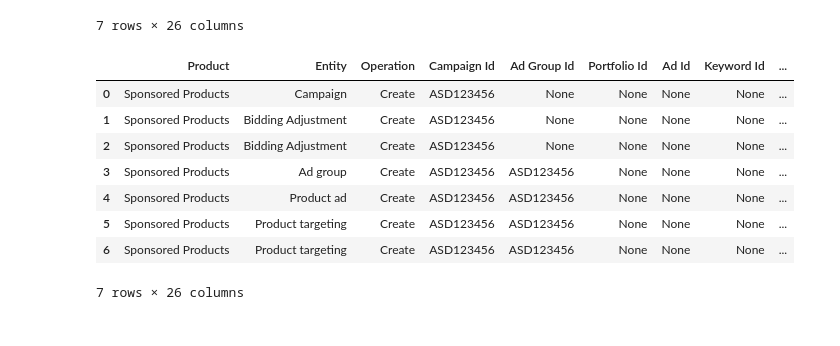
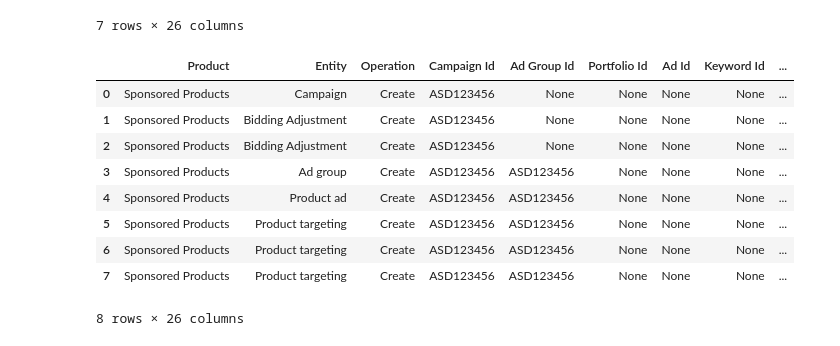
Before and after one commit to KDool/Ads-aws-excel, a Jupyter notebook: Code/setup.ipynb, the cells around one changed output. Cells and saved outputs as stored; diff of their text form; code cells hidden in the pictures.

```diff
--- a/Code/setup.ipynb
+++ b/Code/setup.ipynb
@@ -43,7 +18,7 @@ Example
 # %%
 # Create Setup DataFrame
 
-def create_single_row(columns:list,cam_id):
+def create_single_row_SP(columns:list,cam_id):
     single_row_dictionary = {}
     for item in columns:
         if item == 'Product':
@@ -58,7 +33,7 @@ def create_single_row(columns:list,cam_id):
             single_row_dictionary[item] = None
     return single_row_dictionary
 
-def createDataFrame_asin(cam_id,asin_list:list,budget,productName,bid,billing_strategy):
+def createDataFrameSP_asin(cam_id,asin_list:list,budget,productName,bid_list:list,billing_strategy,placement,percentage):
     columns=['Product','Entity','Operation','Campaign Id','Ad Group Id','Portfolio Id',
                            'Ad Id','Keyword Id','Product Targeting Id','Campaign Name','Ad Group Name',
                            'Start Date','End Date','Targeting Type','State','Daily Budget','sku','asin',
@@ -68,7 +43,7 @@ def createDataFrame_asin(cam_id,asin_list:list,budget,productName,bid,billing_st
 
 # 5 dong co dinh
     for i in range (0,5):
-        df = df.append(create_single_row(columns=columns,cam_id=cam_id),ignore_index=True)
+        df = df.append(create_single_row_SP(columns=columns,cam_id=cam_id),ignore_index=True)
 
     df.iloc[0]['Entity'] = 'Campaign'
     df.iloc[0]['Campagin Name'] = cam_id
@@ -78,29 +53,45 @@ def createDataFrame_asin(cam_id,asin_list:list,budget,productName,bid,billing_st
     df.iloc[0]['Bidding Strategy'] = billing_strategy
 
     df.iloc[1]['Entity'] = 'Bidding Adjustment'
-    df.iloc[1]['Placement'] = 'placementTop'
-    df.iloc[1]['Percentage'] = '0%'
+    df.iloc[1]['Placement'] = placement
+    df.iloc[1]['Percentage'] = percentage
 
     df.iloc[2]['Entity'] = 'Bidding Adjustment'
-    df.iloc[2]['Placement'] = 'placementProductPage'
-    df.iloc[2]['Percentage'] = '0%'
+    df.iloc[2]['Placement'] = placement
+    df.iloc[2]['Percentage'] = percentage
 
     df.iloc[3]['Entity'] = 'Ad group'
     df.iloc[3]['Ad Group Id'] = cam_id
     df.iloc[3]['Ad Group Name'] = cam_id
-    df.iloc[3]['Ad Group Default Bid'] = bid
+    # df.iloc[3]['Ad Group Default Bid'] = bid
 
     df.iloc[4]['Entity'] = 'Product ad'
     df.iloc[4]['Ad Group Id'] = cam_id
     df.iloc[4]['sku'] = productName
 
+
 # Optional Asin - so dong Asin
-    for item in asin_list:
-        asin_row = create_single_row(columns=columns,cam_id=cam_id)
+    for i in range(len(asin_list)):
+        asin_row = create_single_row_SP(columns=columns,cam_id=cam_id)
         asin_row['Entity'] = 'Product targeting'
         asin_row['Ad Group Id'] = cam_id
-        asin_row['Product Targeting Expression'] = '''asin="''' +str(item)+ '''"'''
+        if len(bid_list)>1:
+            if i < len(bid_list):
+                asin_row['Bid'] = bid_list[i]
+            else:
+                asin_row['Bid'] = bid_list[-1]
+        else:
+            asin_row['Bid'] = bid_list[0]
+        asin_row['Product Targeting Expression'] = '''asin="''' +str(asin_list[i])+ '''"'''
         df = df.append(asin_row,ignore_index=True)
+# Optional Asin - so dong Asin
+    # for item in asin_list:
+    #     asin_row = create_single_row(columns=columns,cam_id=cam_id)
+    #     asin_row['Entity'] = 'Product targeting'
+    #     asin_row['Ad Group Id'] = cam_id
+
+    #     asin_row['Product Targeting Expression'] = '''asin="''' +str(item)+ '''"'''
+    #     df = df.append(asin_row,ignore_index=True)
 
     return df
 # %%
@@ -169,15 +160,16 @@ output_keyword_df
 | 6 | Sponsored Products | Product targeting | Create | ASD123456 | ASD123456 | None | None | None | ... |
 7 rows × 26 columns
 # %%
-output_asin_df = createDataFrame_asin(cam_id='ASD123456',asin_list=['Khai1','Khai2'],budget=2.9,productName='Newspaper',bid=0.6,billing_strategy='Fixed_bid')
+output_asin_df = createDataFrameSP_asin(cam_id='ASD123456',asin_list=['Khai1','Khai2','Khai3'],budget=2.9,productName='Newspaper',bid_list=[0.6,0.7],billing_strategy='Fixed_bid')
 output_asin_df
 # %% [output]
 |  | Product | Entity | Operation | Campaign Id | Ad Group Id | Portfolio Id | Ad Id | Keyword Id | ... |
 | 0 | Sponsored Products | Campaign | Create | ASD123456 | None | None | None | None | ... |
 | 1 | Sponsored Products | Bidding Adjustment | Create | ASD123456 | None | None | None | None | ... |
 | 2 | Sponsored Products | Bidding Adjustment | Create | ASD123456 | None | None | None | None | ... |
 | 3 | Sponsored Products | Ad group | Create | ASD123456 | ASD123456 | None | None | None | ... |
 | 4 | Sponsored Products | Product ad | Create | ASD123456 | ASD123456 | None | None | None | ... |
 | 5 | Sponsored Products | Product targeting | Create | ASD123456 | ASD123456 | None | None | None | ... |
 | 6 | Sponsored Products | Product targeting | Create | ASD123456 | ASD123456 | None | None | None | ... |
+| 7 | Sponsored Products | Product targeting | Create | ASD123456 | ASD123456 | None | None | None | ... |
-7 rows × 26 columns
+8 rows × 26 columns
```
Also changed, not shown: parts of 12 cells of this notebook, 6 other files.
